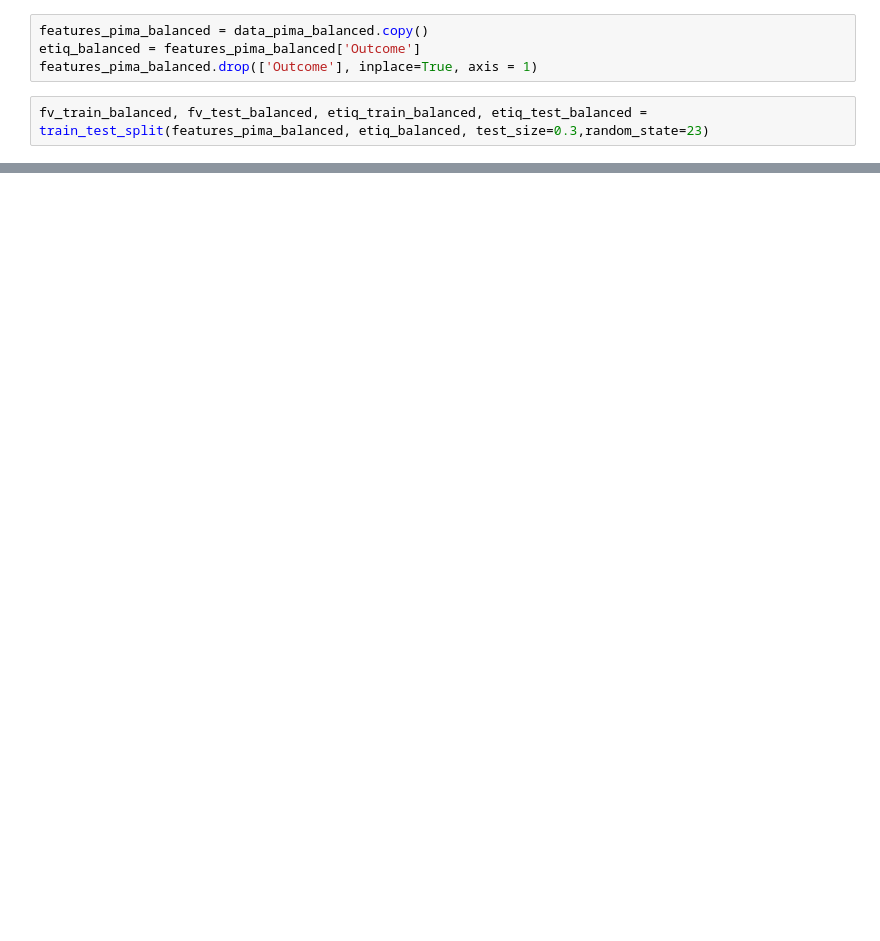
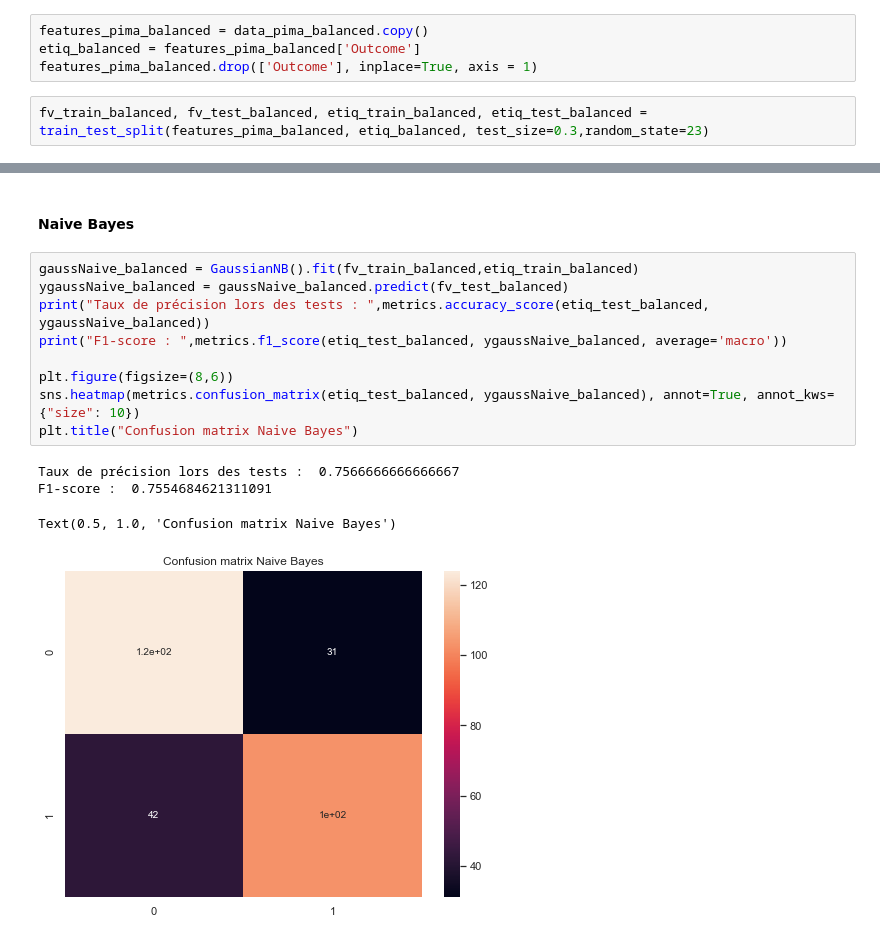
Before and after one commit to MohamedNennouche/pima-diabetes, a Jupyter notebook: pima-notebook.ipynb, the cells around one changed output, grey strips where cells are left out. Drawn from its saved outputs; the diff is of its cells as text; blank space fills up the shorter version.

```diff
--- a/pima-notebook.ipynb
+++ b/pima-notebook.ipynb
@@ -634,0 +641,16 @@ On voit qu'en utilisant un KNN ou un SVM on n'a pas eu de net amélioration et c
+# %% [markdown]
+#### Naive Bayes
+# %%
+gaussNaive_balanced = GaussianNB().fit(fv_train_balanced,etiq_train_balanced)
+ygaussNaive_balanced = gaussNaive_balanced.predict(fv_test_balanced)
+print("Taux de précision lors des tests : ",metrics.accuracy_score(etiq_test_balanced, ygaussNaive_balanced))
+print("F1-score : ",metrics.f1_score(etiq_test_balanced, ygaussNaive_balanced, average='macro'))
+
+plt.figure(figsize=(8,6))
+sns.heatmap(metrics.confusion_matrix(etiq_test_balanced, ygaussNaive_balanced), annot=True, annot_kws={"size": 10})
+plt.title("Confusion matrix Naive Bayes")
+# %% [output]
+Taux de précision lors des tests :  0.7566666666666667
+F1-score :  0.7554684621311091
+Text(0.5, 1.0, 'Confusion matrix Naive Bayes')
+[figure, added]
```
Also changed, not shown: parts of 13 cells of this notebook, 1 other file.
